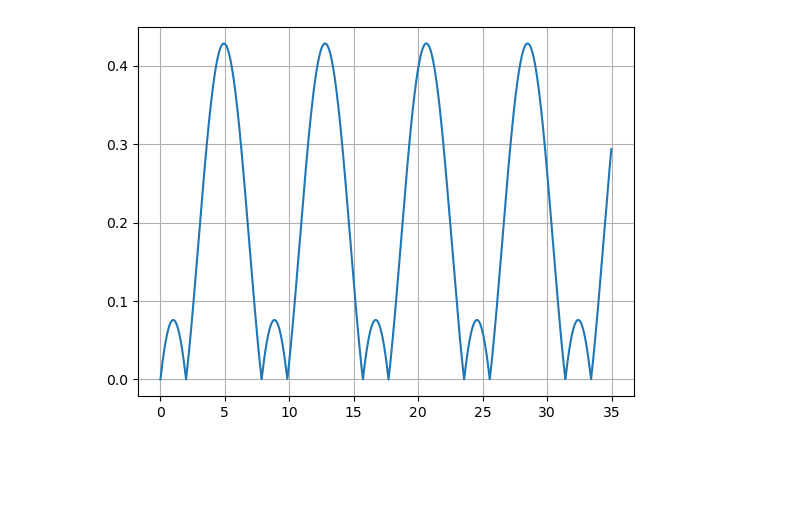
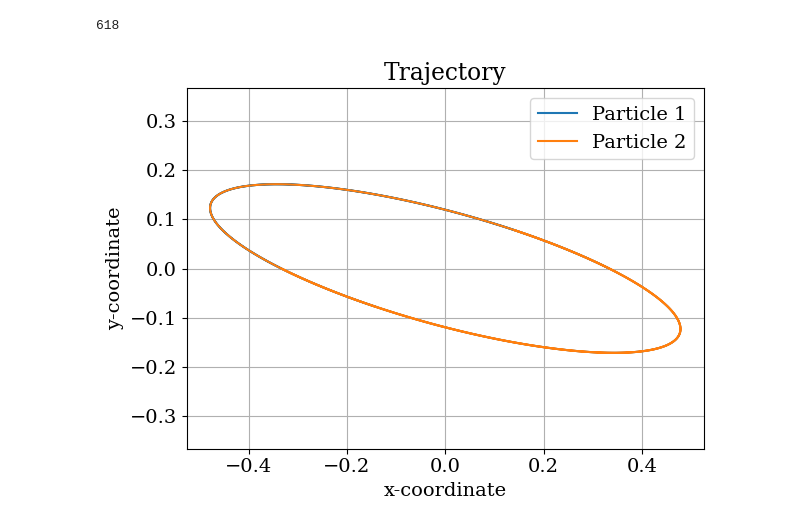
Before and after one commit to Shellf1sh/MolecularSimulation, a Jupyter notebook: problemSet2/PS2_plotting.ipynb, the cells around one changed output. Saved outputs shown, nothing was run; the diff lists cells and outputs as text; code cells hidden in the pictures; blank space fills up the shorter version.

```diff
--- a/problemSet2/PS2_plotting.ipynb
+++ b/problemSet2/PS2_plotting.ipynb
@@ -24,5 +24,27 @@ plt.axis("equal")
-# %%
-plt.plot(time_steps, abs((energy- energy[0])/energy[0]))
-plt.title = "Energy deviation"
-# %% [output]
-[figure, removed]
+# %%
+#Import the trajectory of the second simulation
+trajectory_big = np.loadtxt("trajectory_FENE_big.csv", delimiter=",", dtype=float)
+position1_big = trajectory_big[:,:3]
+position2_big = trajectory_big[:,3:6]
+momentum1_big = trajectory_big[:,6:9]
+momentum2_big = trajectory_big[:,9:12]
+J_momentum_big = trajectory_big[:,12:15]
+energy_big = trajectory_big[:,15]
+time_steps_big = trajectory_big[:,16]
+
+len(position1_big[:,0])
+# %% [output]
+618
+# %%
+fig, ax = plt.subplots()
+ax.plot(position1[:,0], position1[:,1], label = "Particle 1")
+ax.plot(position2[:,0], position2[:,1], label = "Particle 2")
+ax.set(title = "Trajectory", xlabel = "x-coordinate", ylabel = "y-coordinate")
+ax.axis("equal")
+ax.legend()
+fig.tight_layout()
+
+if(save):
+    fig.savefig("FENE_traject1.png")
+# %% [output]
+[figure, added]
```
Also changed, not shown: parts of 12 cells of this notebook, 1 other file.
